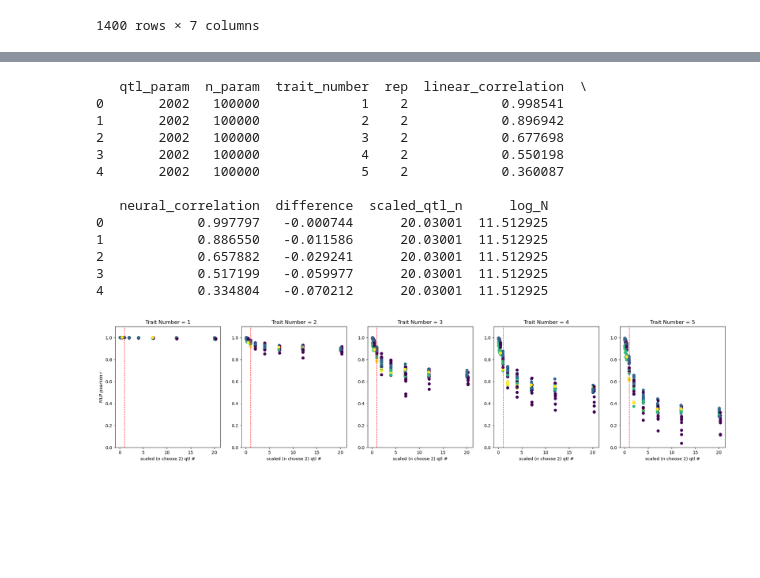
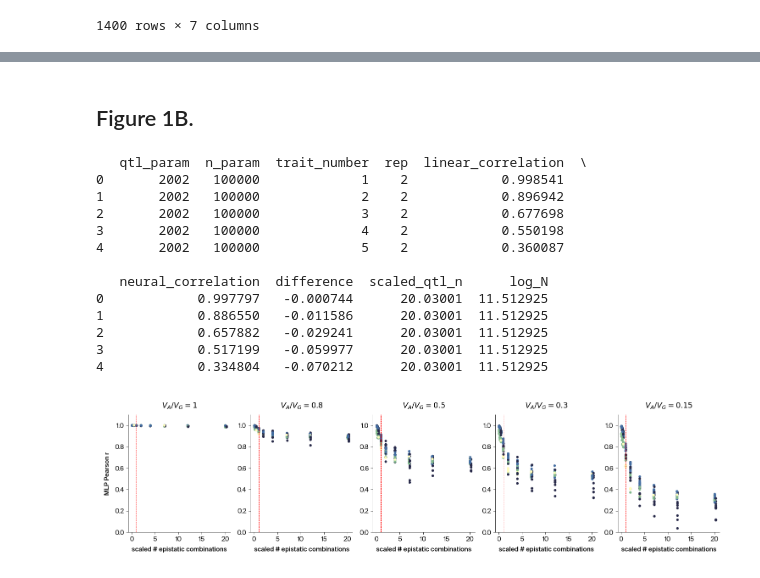
Before and after one commit to Arcadia-Science/2025-epistasis-dl-quantgen, a Jupyter notebook: workflow_sims/alphasimr_scaling/Fig_1_scaling.ipynb, the cells around one changed output, grey strips where cells are left out. Drawn from its saved outputs; the diff is of its cells as text; code cells hidden in the pictures; blank space fills up the shorter version.

```diff
--- a/workflow_sims/alphasimr_scaling/Fig_1_scaling.ipynb
+++ b/workflow_sims/alphasimr_scaling/Fig_1_scaling.ipynb
@@ -392,14 +427,12 @@ plot_correlation_scatter(comparison_df, correlation_type='linear_correlation')
+# %% [markdown]
+## Figure 1B.
 # %%
-
-from matplotlib import gridspec
-from scipy.special import comb
 
 combination_values = []
 for value in comparison_df['qtl_param']:
     combination_values.append(comb(value, 2))
 
 comparison_df['scaled_qtl_n'] = combination_values/comparison_df['n_param']
-#comparison_df['scaled_qtl_n'] = (comparison_df['qtl_param']^2)/comparison_df['n_param']
 
 comparison_df['log_N'] = np.log(comparison_df['n_param'])
 
@@ -413,6 +446,13 @@ num_traits = len(unique_traits)
 fig = plt.figure(figsize=(5*num_traits, 5))
 gs = gridspec.GridSpec(1, num_traits)
 
+    # Create a colormap for sample sizes
+#cmap = apc.gradients.viridis.to_mpl_cmap()
+#colors = cmap(np.linspace(0, 1, len(unique_n)))
+
+# Define Va/Vg values for each subplot
+va_vg_values = [1, 0.8, 0.5, 0.3, 0.15]
+
 # Create a subplot for each trait_number
 for i, trait_num in enumerate(unique_traits):
     ax = plt.subplot(gs[i])
@@ -421,35 +461,36 @@ for i, trait_num in enumerate(unique_traits):
     trait_data = comparison_df[comparison_df['trait_number']==trait_num]
 
     # Create scatter plot with same parameters as your original
     scatter = ax.scatter(trait_data['scaled_qtl_n'], trait_data['neural_correlation'],
-                         c=trait_data['log_N'], cmap='viridis')
+                         c=trait_data['log_N'], cmap=apc.gradients.viridis.to_mpl_cmap())
 
     # Set consistent y-limits
     ax.set_ylim(0, 1.1)
     ax.grid(False)
 
     # Add vertical line at x=1
     ax.axvline(x=1, color='r', linestyle='--', linewidth=1)
 
     # Set labels
-    ax.set_xlabel('scaled (n choose 2) qtl #')
+    ax.set_xlabel('scaled # epistatic combinations')
     if i == 0:
-        ax.set_ylabel('MLP pearson r')
+        ax.set_ylabel('MLP Pearson r')
 
     # Add title for each subplot
-    ax.set_title(f'Trait Number = {trait_num}')
+    va_vg_value = va_vg_values[i] if i < len(va_vg_values) else f"Trait {trait_num}"
+    ax.set_title(r'$V_A/V_G = %s$' % va_vg_value)
 # %% [output]
    qtl_param  n_param  trait_number  rep  linear_correlation  \
 0       2002   100000             1    2            0.998541
 1       2002   100000             2    2            0.896942
 2       2002   100000             3    2            0.677698
 3       2002   100000             4    2            0.550198
 4       2002   100000             5    2            0.360087
 
    neural_correlation  difference  scaled_qtl_n      log_N
 0            0.997797   -0.000744      20.03001  11.512925
 1            0.886550   -0.011586      20.03001  11.512925
 2            0.657882   -0.029241      20.03001  11.512925
 3            0.517199   -0.059977      20.03001  11.512925
 4            0.334804   -0.070212      20.03001  11.512925
-[figure, old version]
+[figure, new version]
```
Also changed, not shown: parts of 7 cells of this notebook, 2 other files.
